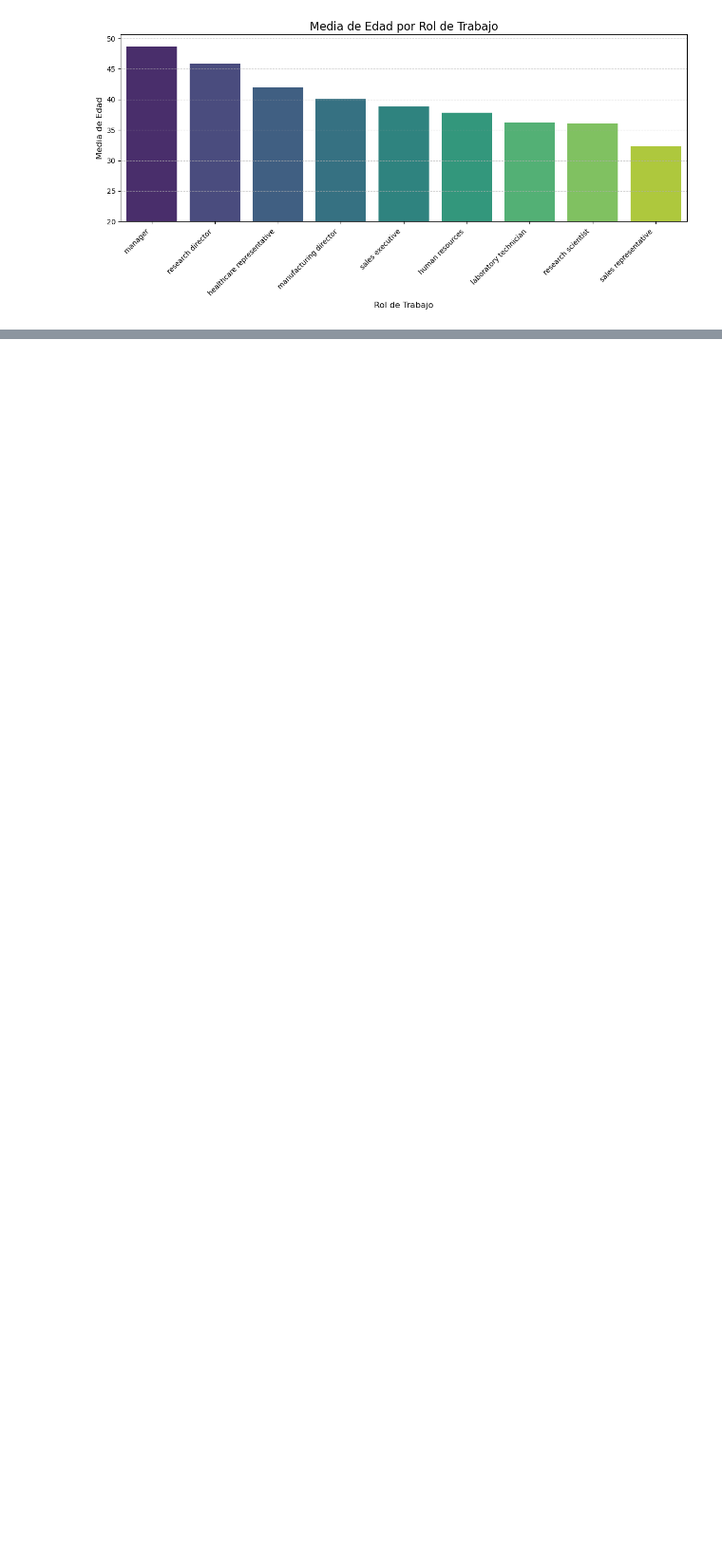
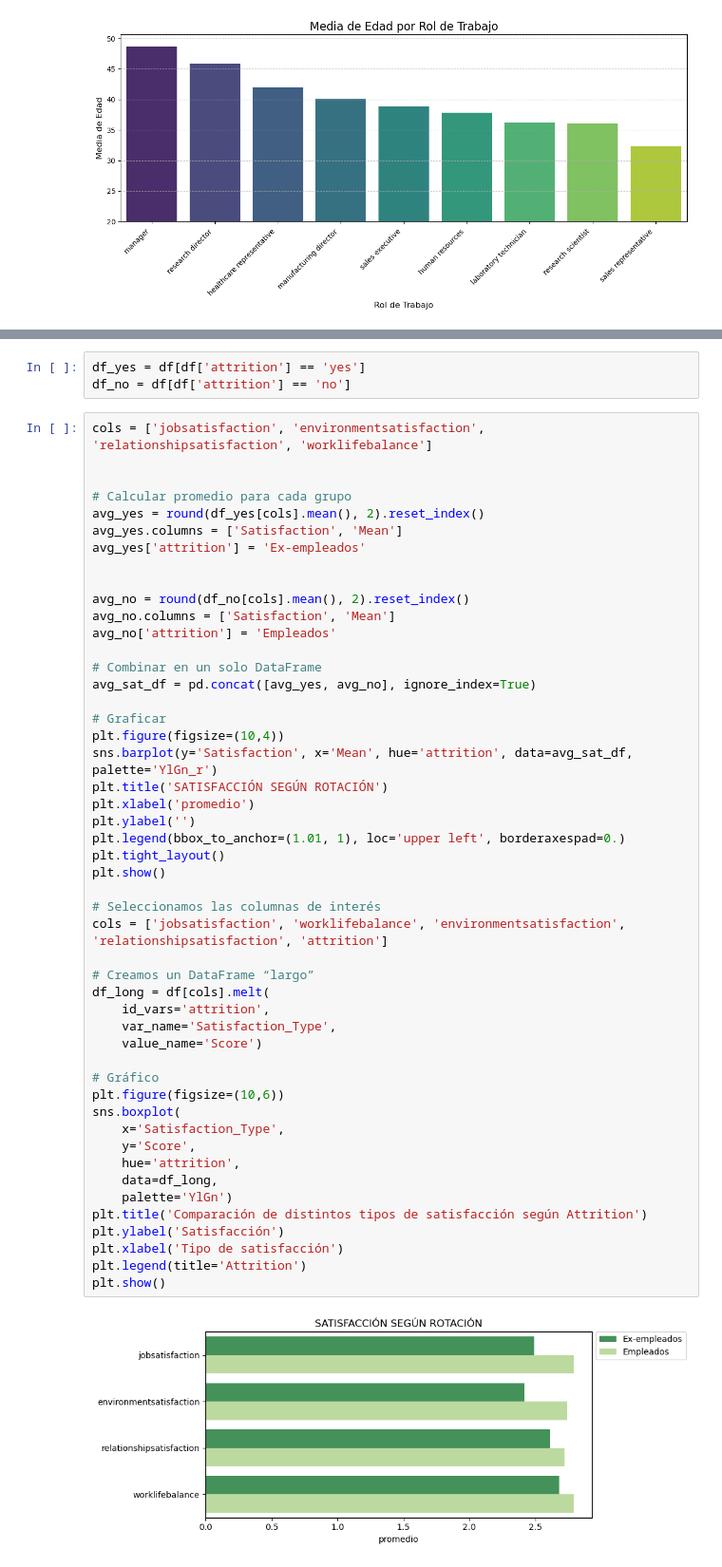
Before and after one commit to NIEVESPA/project-da-promo-60-modulo-3-team-3, a Jupyter notebook: FINAL/Fase_3_analisis_descriptivo.ipynb, the cells around one changed output, grey strips where cells are left out. Shown at 95% size. Cells and saved outputs as stored; diff of their text form; blank space fills up the shorter version.

```diff
--- a/FINAL/Fase_3_analisis_descriptivo.ipynb
+++ b/FINAL/Fase_3_analisis_descriptivo.ipynb
@@ -534,0 +539,54 @@ plt.show()
+# %%
+df_yes = df[df['attrition'] == 'yes']
+df_no = df[df['attrition'] == 'no']
+# %%
+cols = ['jobsatisfaction', 'environmentsatisfaction', 'relationshipsatisfaction', 'worklifebalance']
+
+
+# Calcular promedio para cada grupo
+avg_yes = round(df_yes[cols].mean(), 2).reset_index()
+avg_yes.columns = ['Satisfaction', 'Mean']
+avg_yes['attrition'] = 'Ex-empleados'
+
+
+avg_no = round(df_no[cols].mean(), 2).reset_index()
+avg_no.columns = ['Satisfaction', 'Mean']
+avg_no['attrition'] = 'Empleados'
+
+# Combinar en un solo DataFrame
+avg_sat_df = pd.concat([avg_yes, avg_no], ignore_index=True)
+
+# Graficar
+plt.figure(figsize=(10,4))
+sns.barplot(y='Satisfaction', x='Mean', hue='attrition', data=avg_sat_df, palette='YlGn_r')
+plt.title('SATISFACCIÓN SEGÚN ROTACIÓN')
+plt.xlabel('promedio')
+plt.ylabel('')
+plt.legend(bbox_to_anchor=(1.01, 1), loc='upper left', borderaxespad=0.)
+plt.tight_layout()
+plt.show()
+
+# Seleccionamos las columnas de interés
+cols = ['jobsatisfaction', 'worklifebalance', 'environmentsatisfaction', 'relationshipsatisfaction', 'attrition']
+
+# Creamos un DataFrame “largo”
+df_long = df[cols].melt(
+    id_vars='attrition',
+    var_name='Satisfaction_Type',
+    value_name='Score')
+
+# Gráfico
+plt.figure(figsize=(10,6))
+sns.boxplot(
+    x='Satisfaction_Type',
+    y='Score',
+    hue='attrition',
+    data=df_long,
+    palette='YlGn')
+plt.title('Comparación de distintos tipos de satisfacción según Attrition')
+plt.ylabel('Satisfacción')
+plt.xlabel('Tipo de satisfacción')
+plt.legend(title='Attrition')
+plt.show()
+# %% [output]
+[figure, added]
```
Also changed, not shown: parts of 42 cells of this notebook, 1 other file.
